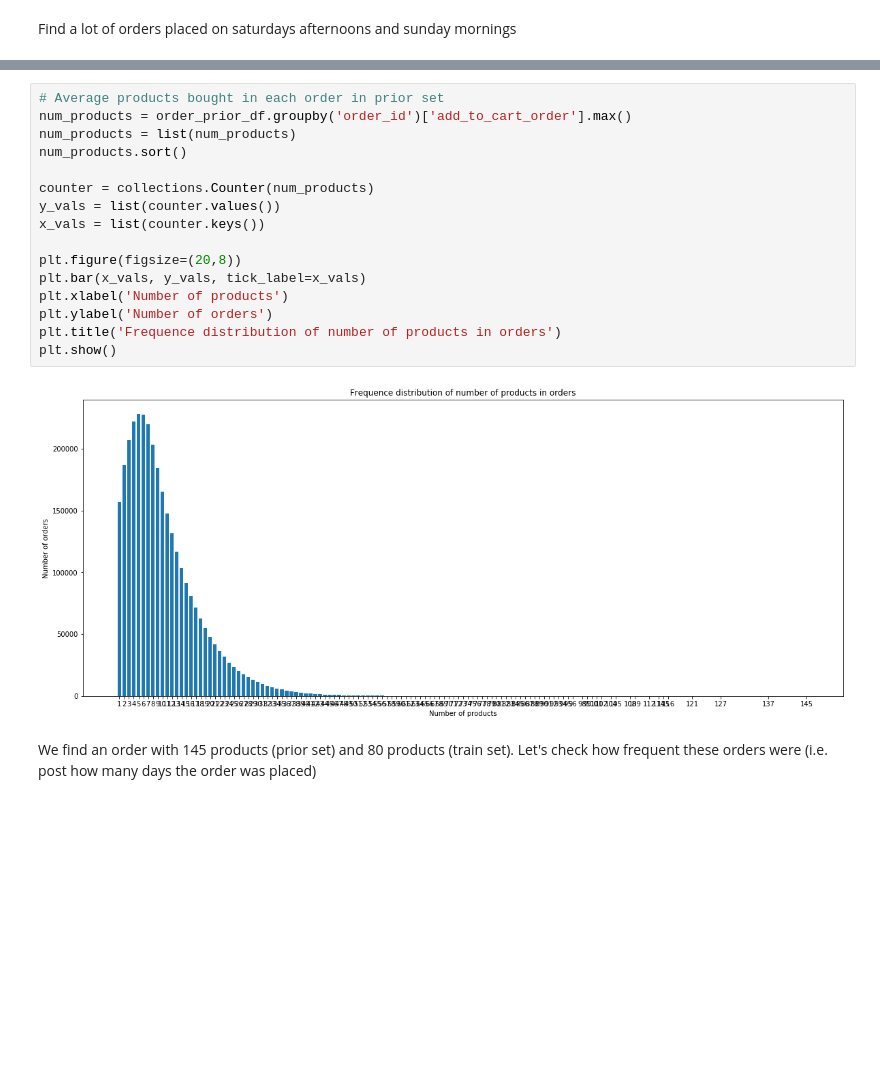
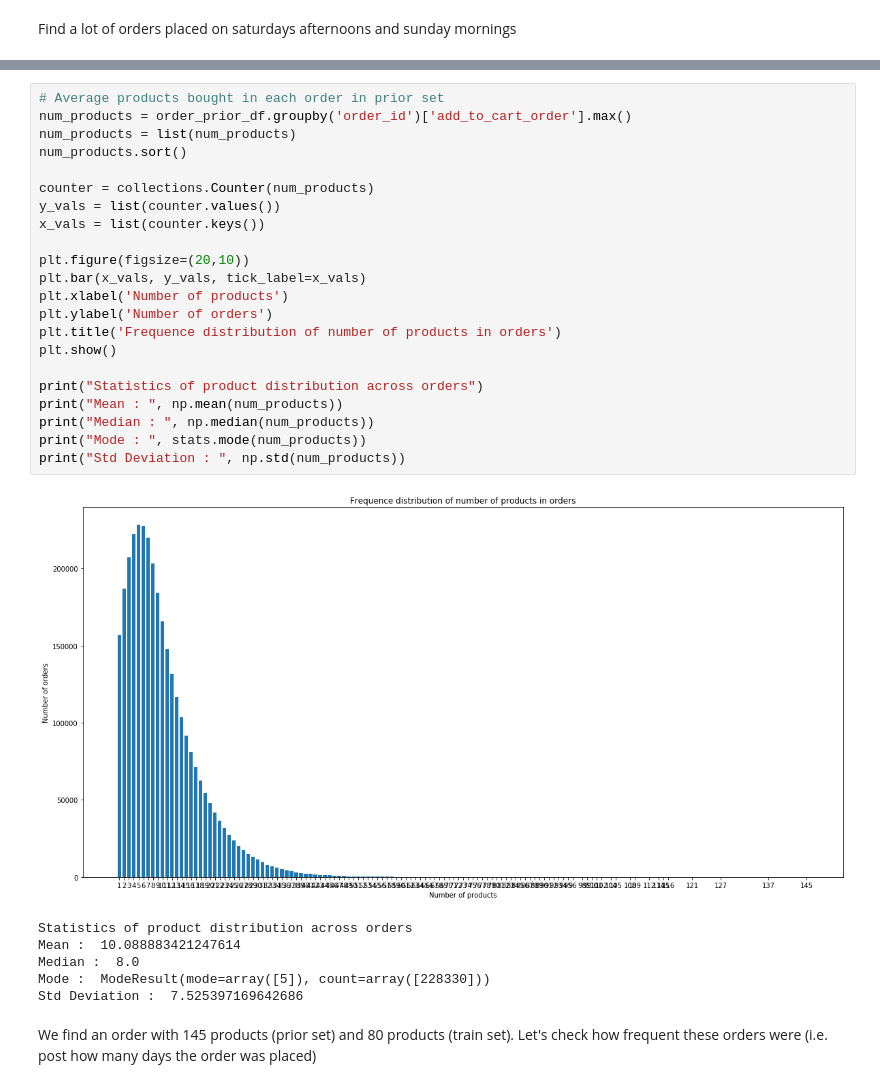
Before and after one commit to nroshni/instacart-market-basket-analysis, a Jupyter notebook: instacart-data-analysis.ipynb, the cells around one changed output, grey strips where cells are left out. Drawn from its saved outputs; the diff is of its cells as text; blank space fills up the shorter version.

```diff
--- a/instacart-data-analysis.ipynb
+++ b/instacart-data-analysis.ipynb
@@ -196,21 +208,32 @@ plt.show()
 # %%
 # Average products bought in each order in prior set
 num_products = order_prior_df.groupby('order_id')['add_to_cart_order'].max()
 num_products = list(num_products)
 num_products.sort()
 
 counter = collections.Counter(num_products)
 y_vals = list(counter.values())
 x_vals = list(counter.keys())
 
-plt.figure(figsize=(20,8))
+plt.figure(figsize=(20,10))
 plt.bar(x_vals, y_vals, tick_label=x_vals)
 plt.xlabel('Number of products')
 plt.ylabel('Number of orders')
 plt.title('Frequence distribution of number of products in orders')
 plt.show()
+
+print("Statistics of product distribution across orders")
+print("Mean : ", np.mean(num_products))
+print("Median : ", np.median(num_products))
+print("Mode : ", stats.mode(num_products))
+print("Std Deviation : ", np.std(num_products))
 # %% [output]
-[figure, old version]
+[figure, new version]
+Statistics of product distribution across orders
+Mean :  10.088883421247614
+Median :  8.0
+Mode :  ModeResult(mode=array([5]), count=array([228330]))
+Std Deviation :  7.525397169642686
 # %% [markdown]
 We find an order with 145 products (prior set) and 80 products (train set). Let's check how frequent these orders were (i.e. post how many days the order was placed)
 # %%
```
Also changed, not shown: parts of 10 cells of this notebook.
